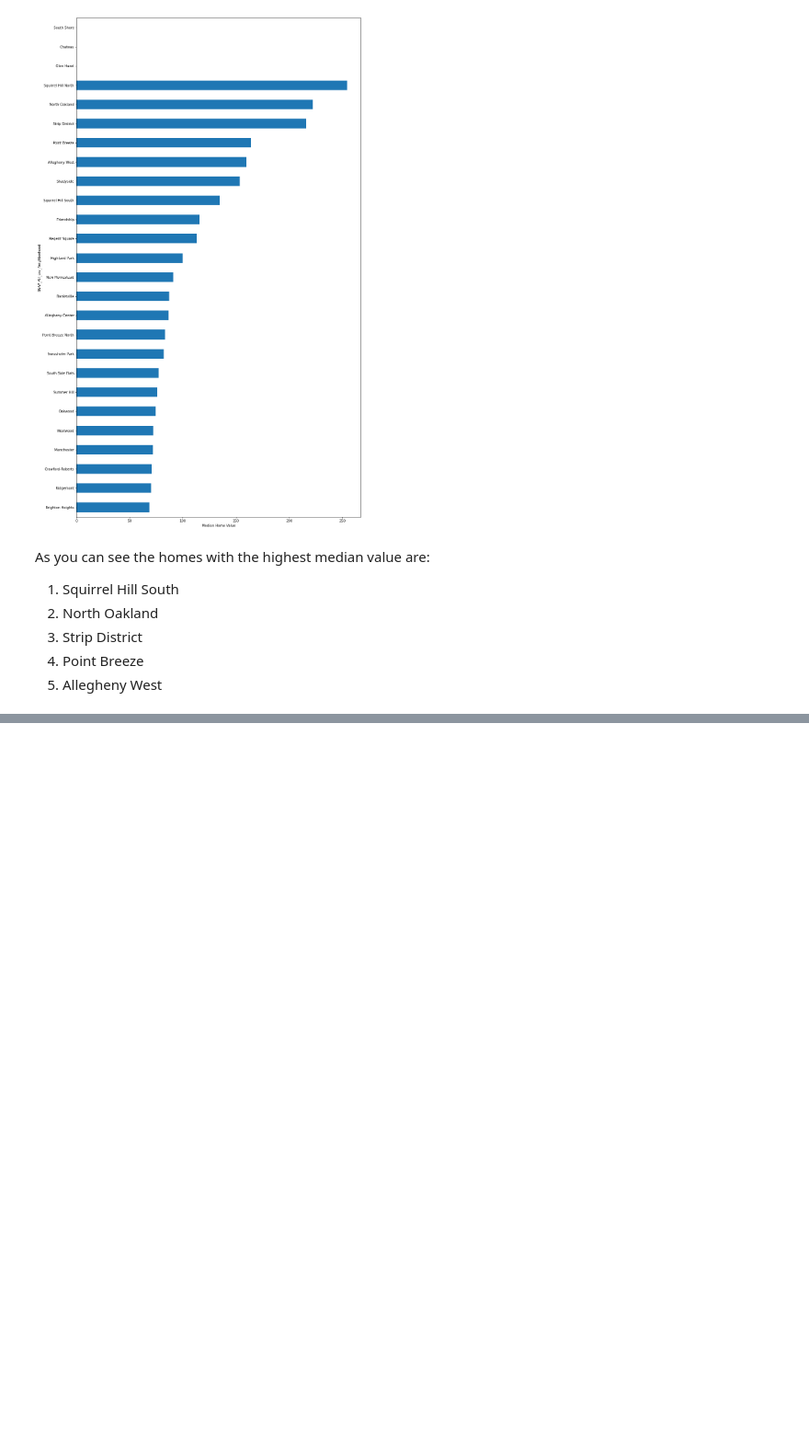
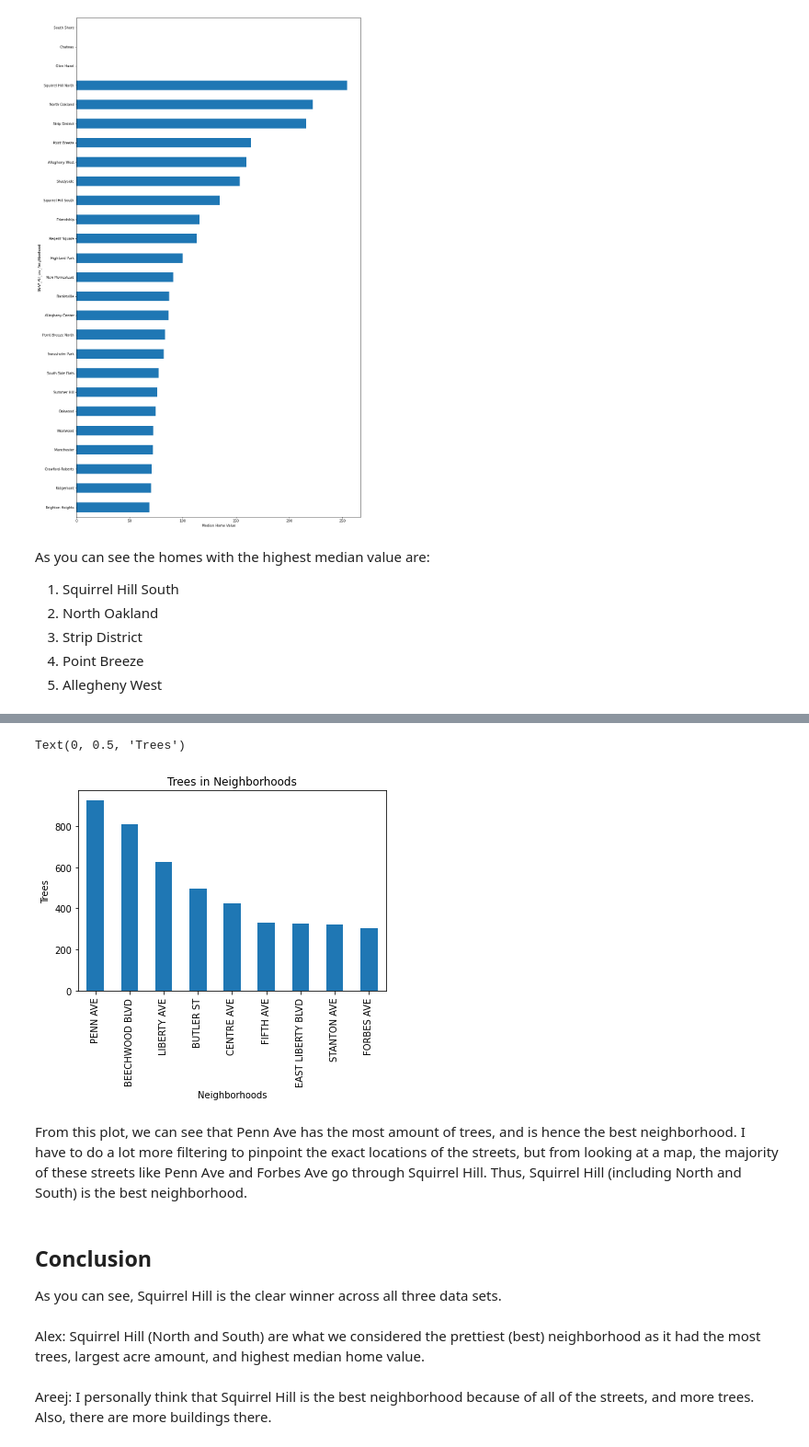
Before and after one commit to areejmohsin/Final-Project, a Jupyter notebook: FinalProject.ipynb, the cells around one changed output, grey strips where cells are left out. Shown at 92% size. Drawn from its saved outputs; the diff is of its cells as text; code cells hidden in the pictures; blank space fills up the shorter version.

```diff
--- a/FinalProject.ipynb
+++ b/FinalProject.ipynb
@@ -178,0 +187,3 @@ As you can see the homes with the highest median value are:
+# %%
+data = pd.read_csv("https://data.wprdc.org/datastore/dump/1515a93c-73e3-4425-9b35-1cd11b2196da", low_memory = False)
+data.head(10)
@@ -178,0 +203,17 @@ As you can see the homes with the highest median value are:
+# %%
+#This code checks to see if the street is in the dictionary. If it is, then I added one to the key. If it is not, or contains a string value, which makes it NaN, then I set it to one.
+data_dict = dict()
+for i in range(len(data)):
+    street = data.loc[i, 'street']
+    if street in data_dict:
+        data_dict[street] += 1
+    elif isinstance(street, str):
+        data_dict[street] = 1
+# %%
+#If a street has a value less than 300, then I removed it from the dictionary.
+for street in list(data_dict.keys()):
+    if data_dict[street] < 300:
+        del data_dict[street]
+#I then converted the dictionary back into a Series
+data_series = pd.Series(data_dict, dtype='float64')
+data_series.sort_values(ascending = False)[:]
@@ -178,0 +231,17 @@ As you can see the homes with the highest median value are:
+# %%
+data_series.sort_values(ascending = False)[:].plot.bar()
+plt.title('Trees in Neighborhoods')
+plt.xlabel('Neighborhoods')
+plt.ylabel('Trees')
+# %% [output]
+Text(0, 0.5, 'Trees')
+[figure, added]
+# %% [markdown]
+From this plot, we can see that Penn Ave has the most amount of trees, and is hence the best neighborhood. I have to do a lot more filtering to pinpoint the exact locations of the streets, but from looking at a map, the majority of these streets like Penn Ave and Forbes Ave go through Squirrel Hill. Thus, Squirrel Hill (including North and South) is the best neighborhood.
+# %% [markdown]
+## Conclusion
+As you can see, Squirrel Hill is the clear winner across all three data sets.
+# %% [markdown]
+Alex: Squirrel Hill (North and South) are what we considered the prettiest (best) neighborhood as it had the most trees, largest acre amount, and highest median home value.
+# %% [markdown]
+Areej: I personally think that Squirrel Hill is the best neighborhood because of all of the streets, and more trees. Also, there are more buildings there.
```
Also changed, not shown: parts of 6 cells of this notebook.
